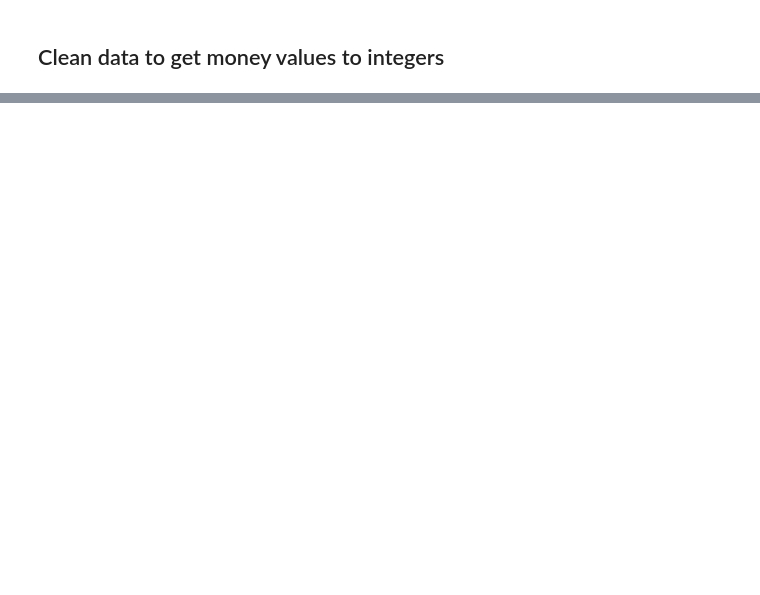
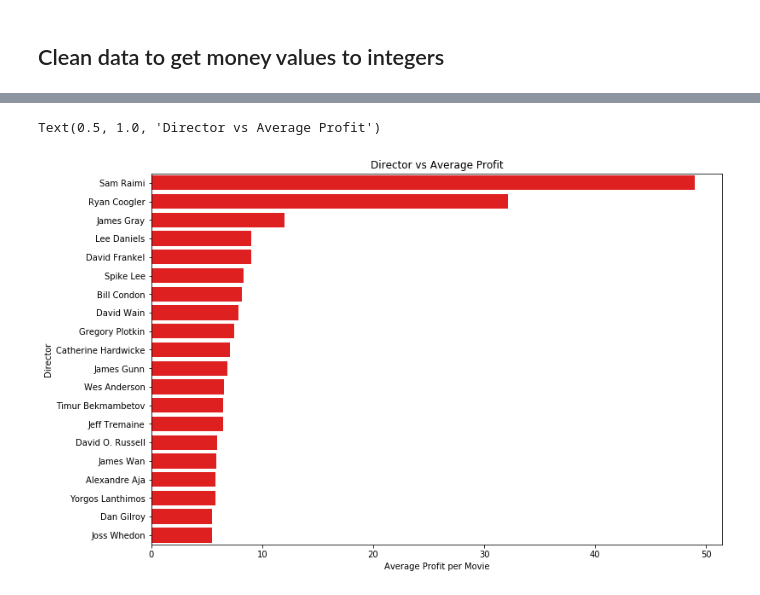
Before and after one commit to gideonk063/module_1_project, a Jupyter notebook: data/technical.ipynb, the cells around one changed output, grey strips where cells are left out. Saved outputs shown, nothing was run; the diff lists cells and outputs as text; code cells hidden in the pictures; blank space fills up the shorter version.

```diff
--- a/data/technical.ipynb
+++ b/data/technical.ipynb
@@ -129,0 +267,9 @@ ax = plt.scatter(movie_financials_and_popularity['production_budget'][0:10], mov
+# %%
+number_of_movies_by_director = crew_names_and_gross.groupby(by='primary_name').size()
+number_of_movies_by_director.dropna(inplace=True)
+# %%
+profitability_by_director['num_of_movies'] = number_of_movies_by_director
+# %%
+multi_movie_directors = profitability_by_director.loc[profitability_by_director['num_of_movies'] >= 2]
+multi_movie_directors.sort_values(by='profitability', ascending=False, inplace=True)
+clean_director_columns(multi_movie_directors)
@@ -129,0 +298,4 @@ ax = plt.scatter(movie_financials_and_popularity['production_budget'][0:10], mov
+# %%
+top_multi_movie_directors = multi_movie_directors.iloc[0:20]
+top_multi_movie_directors.reset_index(inplace=True)
+top_multi_movie_directors
@@ -129,0 +320,7 @@ ax = plt.scatter(movie_financials_and_popularity['production_budget'][0:10], mov
+# %%
+plt.figure(figsize=(12,8))
+ax = sns.barplot(y='Director', x='Average Profit per Movie', data=top_multi_movie_directors, color='r')
+plt.title('Director vs Average Profit')
+# %% [output]
+Text(0.5, 1.0, 'Director vs Average Profit')
+[figure, added]
```
Also changed, not shown: parts of 51 cells of this notebook, 11 other files.
